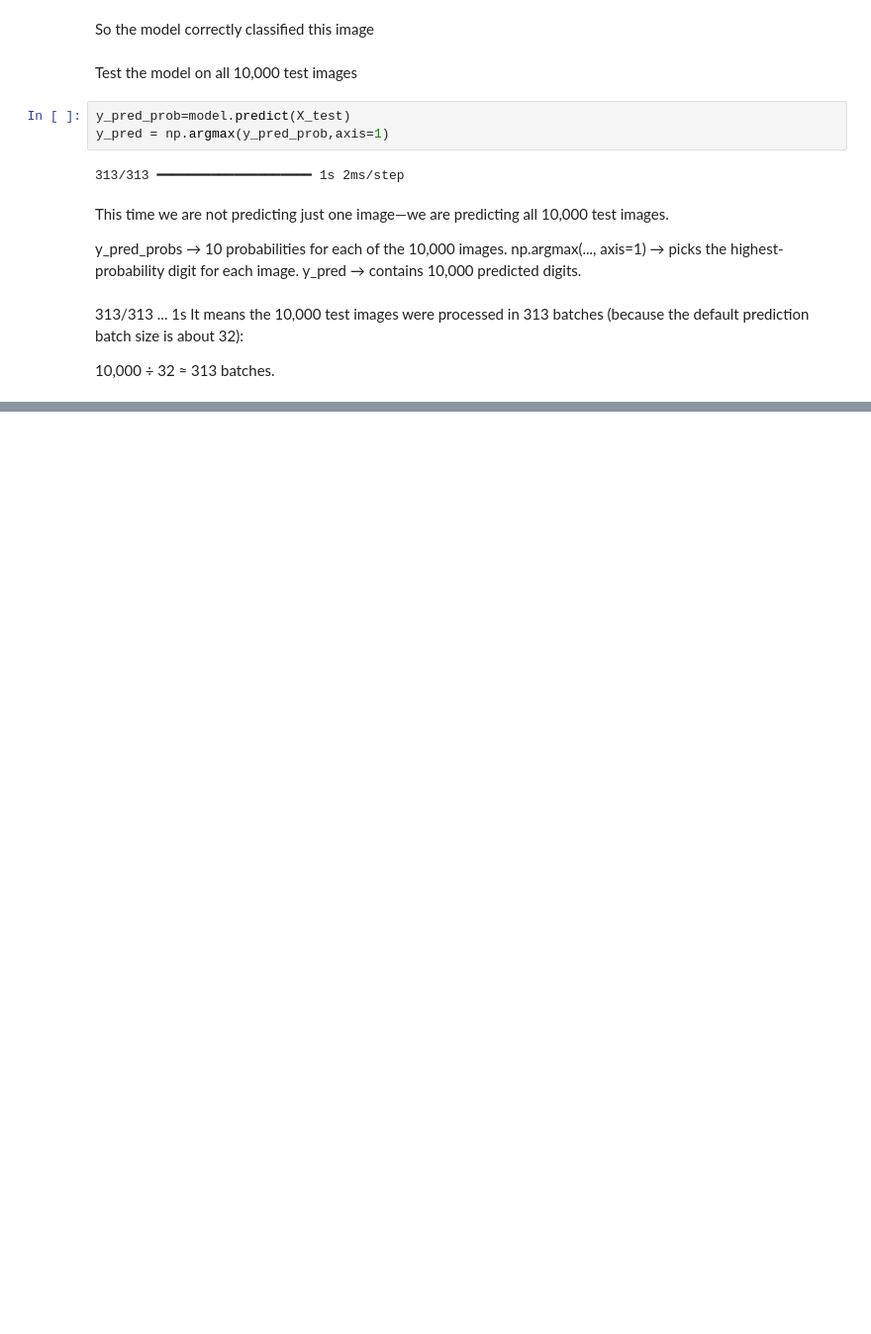
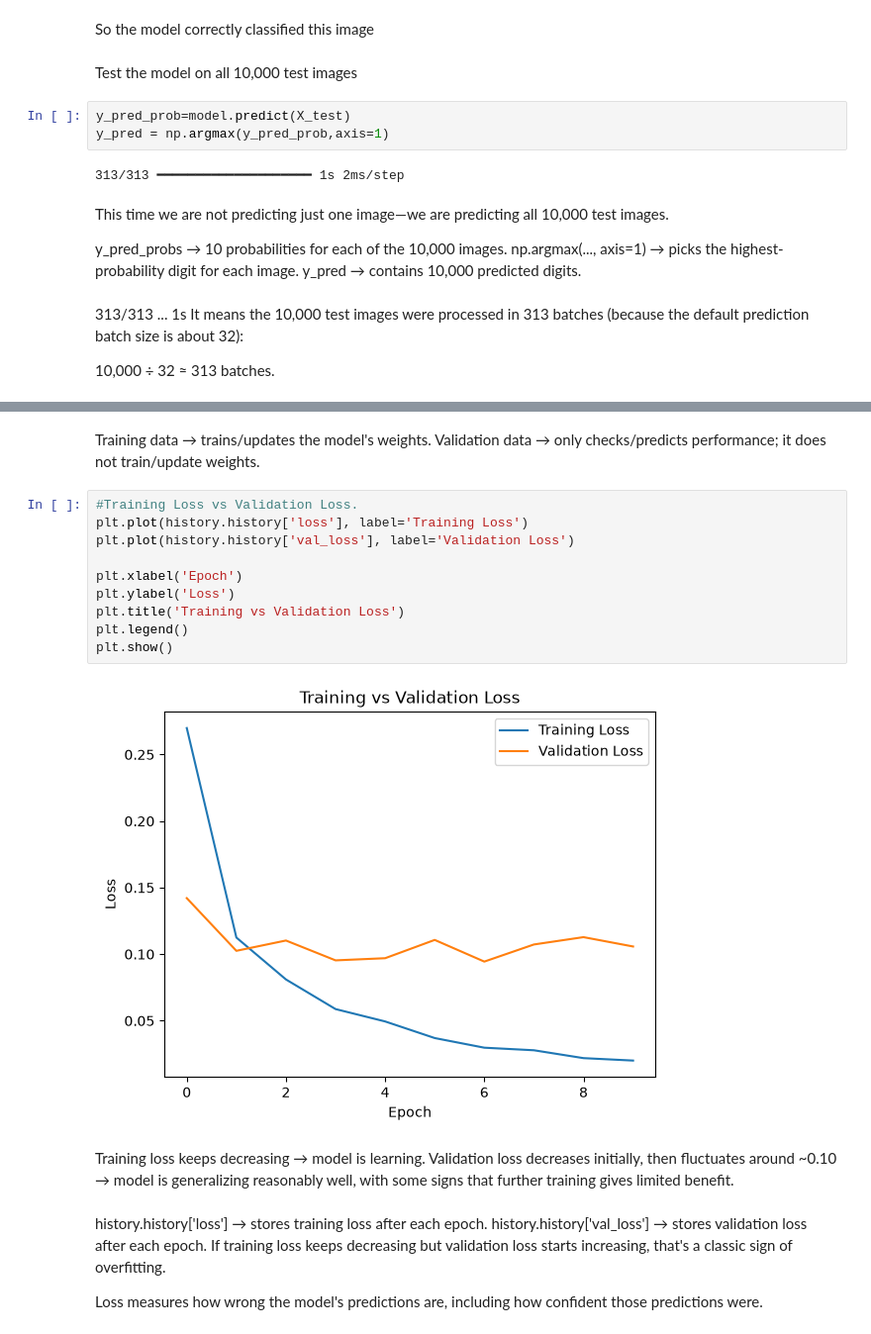
Before and after one commit to aishwari26/Handwritten-Digit-Recognition--MNIST---DEEP-LEARNING-, a Jupyter notebook: Handwritten Digit Recognition (MNIST).ipynb, the cells around one changed output, grey strips where cells are left out. Shown at 99% size. Drawn from its saved outputs; the diff is of its cells as text; blank space fills up the shorter version.

```diff
--- a/Handwritten Digit Recognition (MNIST).ipynb
+++ b/Handwritten Digit Recognition (MNIST).ipynb
@@ -560,0 +653,24 @@ y_pred → contains 10,000 predicted digits.
+# %% [markdown]
+Training data → trains/updates the model's weights.
+Validation data → only checks/predicts performance; it does not train/update weights.
+# %%
+#Training Loss vs Validation Loss.
+plt.plot(history.history['loss'], label='Training Loss')
+plt.plot(history.history['val_loss'], label='Validation Loss')
+
+plt.xlabel('Epoch')
+plt.ylabel('Loss')
+plt.title('Training vs Validation Loss')
+plt.legend()
+plt.show()
+# %% [output]
+[figure, added]
+# %% [markdown]
+Training loss keeps decreasing → model is learning.
+Validation loss decreases initially, then fluctuates around ~0.10 → model is generalizing reasonably well, with some signs that further training gives limited benefit.
+# %% [markdown]
+history.history['loss'] → stores training loss after each epoch.
+history.history['val_loss'] → stores validation loss after each epoch.
+If training loss keeps decreasing but validation loss starts increasing, that's a classic sign of overfitting.
+
+Loss measures how wrong the model's predictions are, including how confident those predictions were.
```
Also changed, not shown: parts of 7 cells of this notebook.
